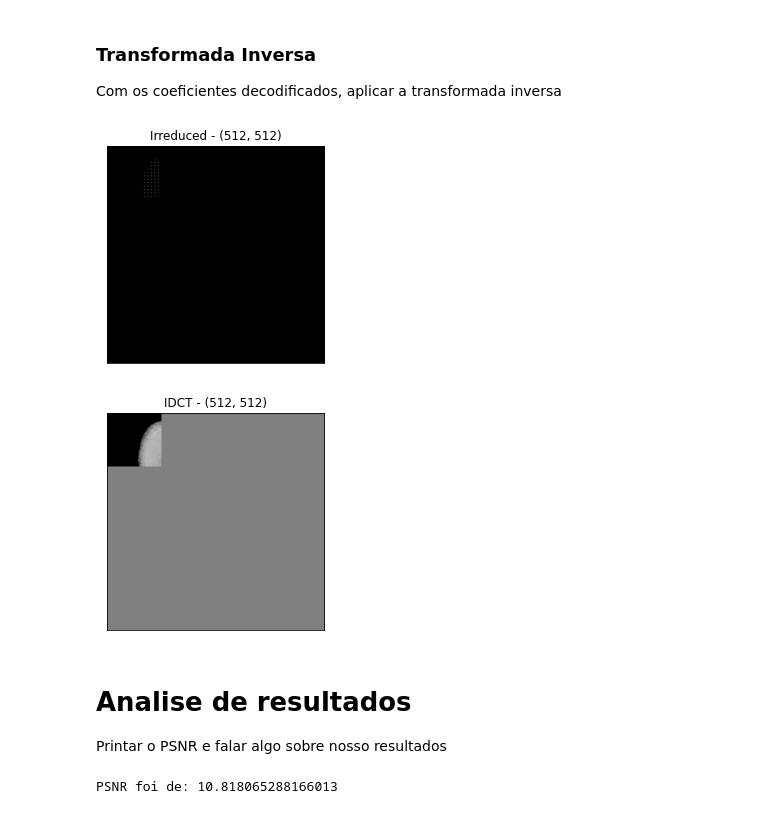
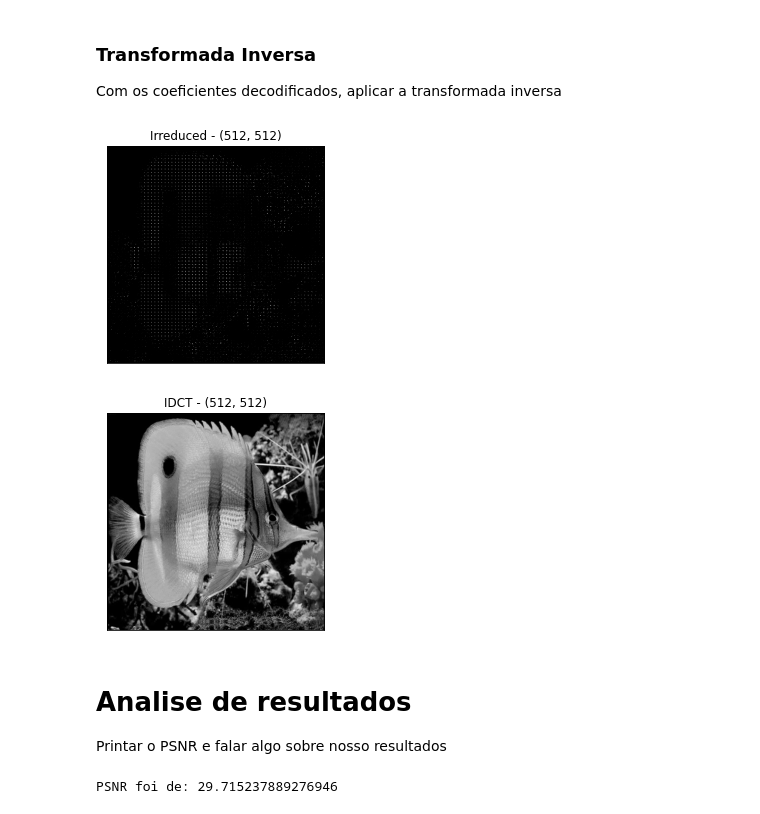
Before and after one commit to RenanBomtempo/image-compression, a Jupyter notebook: TP-1.ipynb, the cells around one changed output. Cells and saved outputs as stored; diff of their text form; code cells hidden in the pictures.

```diff
--- a/TP-1.ipynb
+++ b/TP-1.ipynb
@@ -101,7 +101,7 @@ Aplicamos a DCT em blocos 8x8 da imagem
 # %%
 # Parâmetros da transformada
 step = 8    # Tamanho do bloco DCT
-sv_step = 4    # Tamanho do bloco a ser salvo
+sv_step = 5    # Tamanho do bloco a ser salvo
 dif = step - sv_step
 
 # Tamanho da imagem original
@@ -134,6 +134,7 @@ for y in range(0,orig_size[0],step):
 # Aplica quantização na matriz reduzida da DCT
 Q = np.max(np.absolute(reduced_DCT))/128 #Valor de quantização
 reduced_DCT = reduced_DCT/Q
+print(Q)
 
 # Converte a matriz para inteiro de 8bits para armazenamento
 # (o que serve como maneira de arrendondar os valores da transormada)
@@ -174,36 +176,36 @@ Ler do arquivo e decodificar pra ter os coeficientes da transformada de volta
 
 Com os coeficientes decodificados, aplicar a transformada inversa
 # %%
-Ireduced_DCT = np.zeros(org_size, dtype=np.float)
-IDCT = np.zeros(org_size, dtype=np.float)
+Ireduced_DCT = np.zeros(orig_size, dtype=np.float)
+IDCT = np.zeros(orig_size, dtype=np.float)
 
 # Extendendo a imagem para o tamanho original
-for y in range(0,red_size[0],svd_step):
-    for x in range(0,red_size[1],svd_step):
+for y in range(0,redu_size[0],sv_step):
+    for x in range(0,redu_size[1],sv_step):
         block = np.zeros((step,step),dtype=np.float)
-        block[:svd_step, :svd_step] = reduced_DCT[y:y+svd_step, x:x+svd_step]
-        Ireduced_DCT[y+(dif*y//svd_step):y+(dif*y//svd_step)+step,
-                     x+(dif*x//svd_step):x+(dif*x//svd_step)+step] = block
+        block[:sv_step, :sv_step] = reduced_DCT[y:y+sv_step, x:x+sv_step]
+        Ireduced_DCT[y+(dif*y//sv_step):y+(dif*y//sv_step)+step,
+                     x+(dif*x//sv_step):x+(dif*x//sv_step)+step] = block
 
 #DCT = DCT.astype()
 Ireduced_DCT = Q*Ireduced_DCT
 
 # Transformada inversa
-for y in range(0,org_size[0],step):
-    for x in range(0,org_size[1],step):
+for y in range(0,orig_size[0],step):
+    for x in range(0,orig_size[1],step):
         idct = get_2d_idct(Ireduced_DCT[y:y+step, x:x+step])
         IDCT[y:y+step, x:x+step] = idct
 
 IDCT = IDCT+128
 
 print_gimage(Ireduced_DCT,"Irreduced")
 print_gimage(IDCT,"IDCT")
 
 mpimg.imsave("original.png", img, 0, 255, cmap='gray')
-mpimg.imsave(("IDCT_{0}x{0}-{1}.png".format(step, svd_step)), IDCT, 0, 255, cmap='gray')
+mpimg.imsave(("IDCT_{0}x{0}-{1}.png".format(step, sv_step)), IDCT, 0, 255, cmap='gray')
 # %% [output]
-[figure, old version]
+[figure, new version]
-[figure, old version]
+[figure, new version]
 # %% [markdown]
 # Analise de resultados
 
@@ -211,4 +213,4 @@ Printar o PSNR e falar algo sobre nosso resultados
 # %%
 print("PSNR foi de:",psnr(img,IDCT))
 # %% [output]
-PSNR foi de: 10.818065288166013
+PSNR foi de: 29.715237889276946
```
Also changed, not shown: parts of 2 cells of this notebook, 1 other file.
